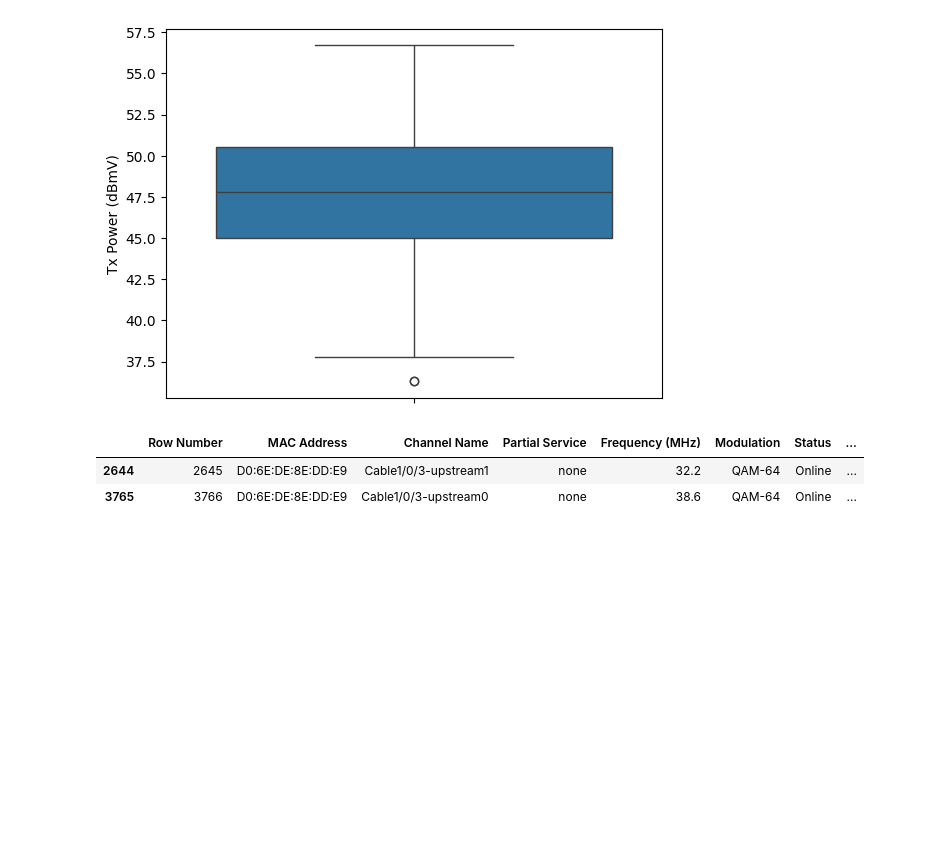
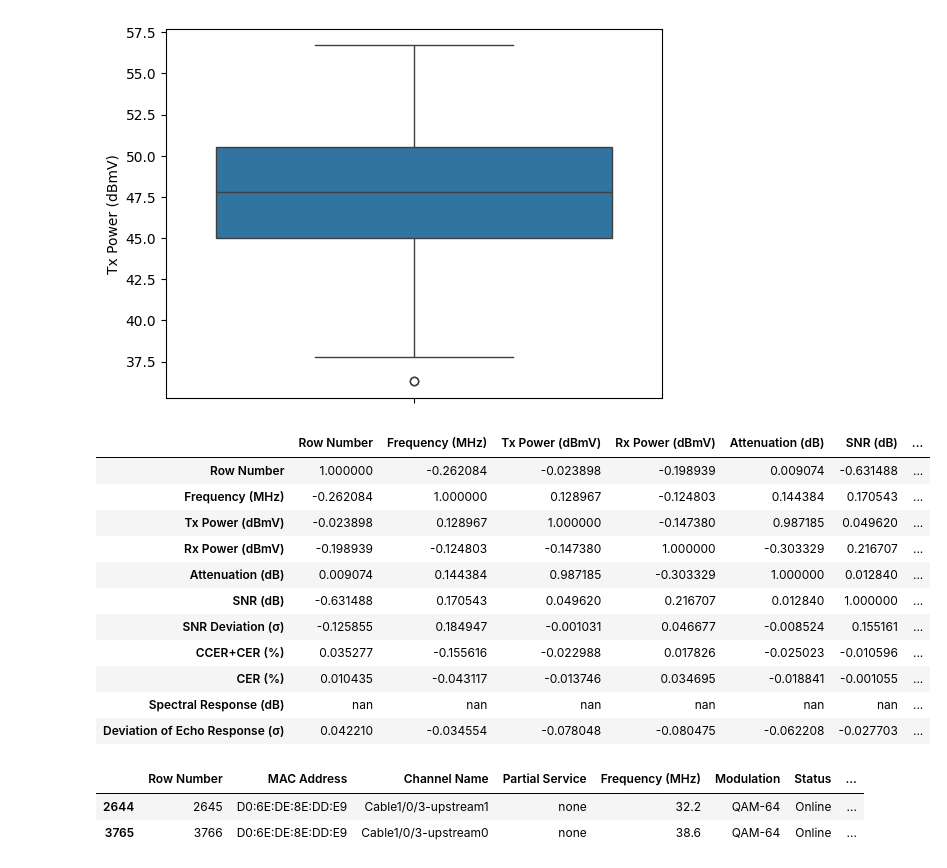
Before and after one commit to LeonardoNBanegas/DATA-SCIENCE-CODERHOUSE, a Jupyter notebook: ProyectoDS_ParteIII_Banegas.ipynb, the cells around one changed output. Cells and saved outputs as stored; diff of their text form; code cells hidden in the pictures; blank space fills up the shorter version.

```diff
--- a/ProyectoDS_ParteIII_Banegas.ipynb
+++ b/ProyectoDS_ParteIII_Banegas.ipynb
@@ -275,6 +312,24 @@ sns.boxplot(y=df_US['Tx Power (dBmV)'])
 plt.show()
 # %% [output]
 [figure]
+# %%
+# matriz de correlacion del df_US
+correlation_matrix = df_US.select_dtypes(include=np.number).corr()
+show_correlation_matrix = correlation_matrix.style.background_gradient(cmap='coolwarm')
+show_correlation_matrix
+# %% [output]
+|  | Row Number | Frequency (MHz) | Tx Power (dBmV) | Rx Power (dBmV) | Attenuation (dB) | SNR (dB) | ... |
+| Row Number | 1.000000 | -0.262084 | -0.023898 | -0.198939 | 0.009074 | -0.631488 | ... |
+| Frequency (MHz) | -0.262084 | 1.000000 | 0.128967 | -0.124803 | 0.144384 | 0.170543 | ... |
+| Tx Power (dBmV) | -0.023898 | 0.128967 | 1.000000 | -0.147380 | 0.987185 | 0.049620 | ... |
+| Rx Power (dBmV) | -0.198939 | -0.124803 | -0.147380 | 1.000000 | -0.303329 | 0.216707 | ... |
+| Attenuation (dB) | 0.009074 | 0.144384 | 0.987185 | -0.303329 | 1.000000 | 0.012840 | ... |
+| SNR (dB) | -0.631488 | 0.170543 | 0.049620 | 0.216707 | 0.012840 | 1.000000 | ... |
+| SNR Deviation (σ) | -0.125855 | 0.184947 | -0.001031 | 0.046677 | -0.008524 | 0.155161 | ... |
+| CCER+CER (%) | 0.035277 | -0.155616 | -0.022988 | 0.017826 | -0.025023 | -0.010596 | ... |
+| CER (%) | 0.010435 | -0.043117 | -0.013746 | 0.034695 | -0.018841 | -0.001055 | ... |
+| Spectral Response (dB) | nan | nan | nan | nan | nan | nan | ... |
+| Deviation of Echo Response (σ) | 0.042210 | -0.034554 | -0.078048 | -0.080475 | -0.062208 | -0.027703 | ... |
 # %%
 # identificar dato Tx Power < a 37
 df_US.loc[df_US['Tx Power (dBmV)'] < 37]
```
Also changed, not shown: parts of 10 cells of this notebook.
